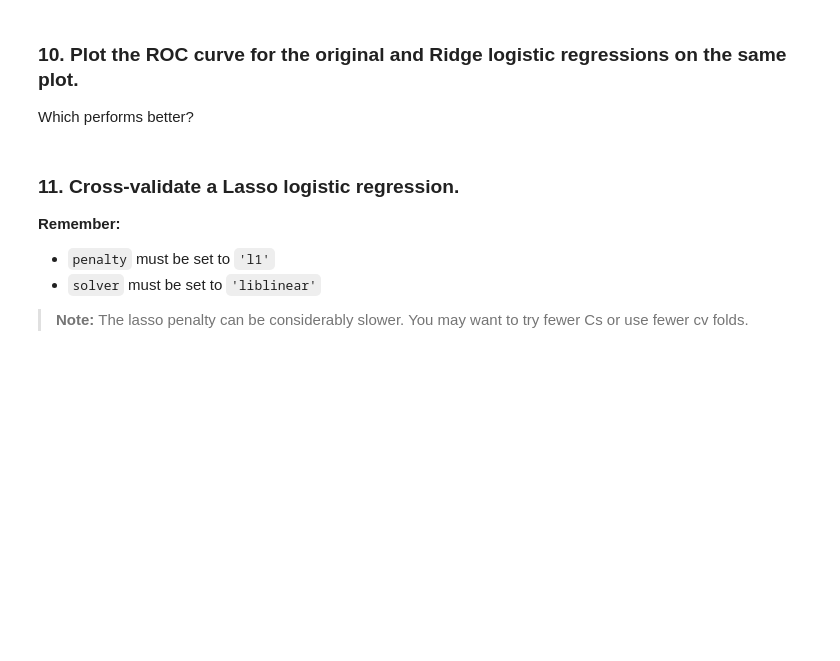
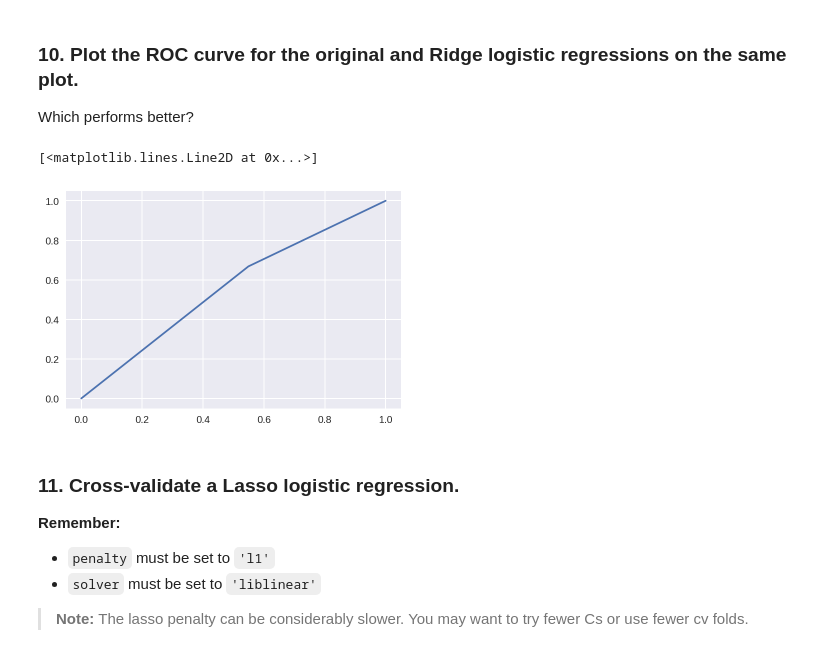
Before and after one commit to dimitrismistriotis/general_assembly_data_science_class, a Jupyter notebook: humour_classification/humor-classification.ipynb, the cells around one changed output. Saved outputs shown, nothing was run; the diff lists cells and outputs as text; code cells hidden in the pictures; blank space fills up the shorter version.

```diff
--- a/humour_classification/humor-classification.ipynb
+++ b/humour_classification/humor-classification.ipynb
@@ -284,0 +310,5 @@ array([1, 1, 1, 1, 1, 0, 1, 1, 0])
+# %%
+y_pred_thresh = pp['male'] > 0.6
+
+y_pred_thresh = [1 if x else 0 for x in y_pred_thresh]
+len(y_pred_thresh)
@@ -285,3 +317,8 @@ array([1, 1, 1, 1, 1, 0, 1, 1, 0])
 # %%
 lr2 = LogisticRegression(C=10**6)
-lr2.fit(X_train, y_train)
+lr2.fit(X_test, y_pred_thresh)
+
+#
+# Flipping usage
+#
+y_pred2 = lr2.predict(X_train)
@@ -316,2 +369,10 @@ from sklearn.linear_model import LogisticRegressionCV
+# %%
+# A:
+lrcv = LogisticRegressionCV(penalty='l2', Cs=1000, cv=5, solver='liblinear')
 # %% [markdown]
 **9.B Calculate the predicted labels and predicted probabilities on the test set with the Ridge logisitic regression.**
+# %%
+lrcv.fit(X_train, y_train)
+y_pred_cv = lrcv.predict(X_test)
+y_pred_prob_cv = lrcv.predict_proba(X_test)
+y_pred_cv
@@ -330,3 +444,9 @@ Which performs better?
+# %%
+# A:
+plt.plot(roc_curve(y_test, y_pred_cv)[0], roc_curve(y_test, y_pred_cv)[1])
+# %% [output]
+[<matplotlib.lines.Line2D at 0x...>]
+[figure, added]
 # %% [markdown]
 ### 11. Cross-validate a Lasso logistic regression.
 
```
Also changed, not shown: parts of 31 cells of this notebook.
